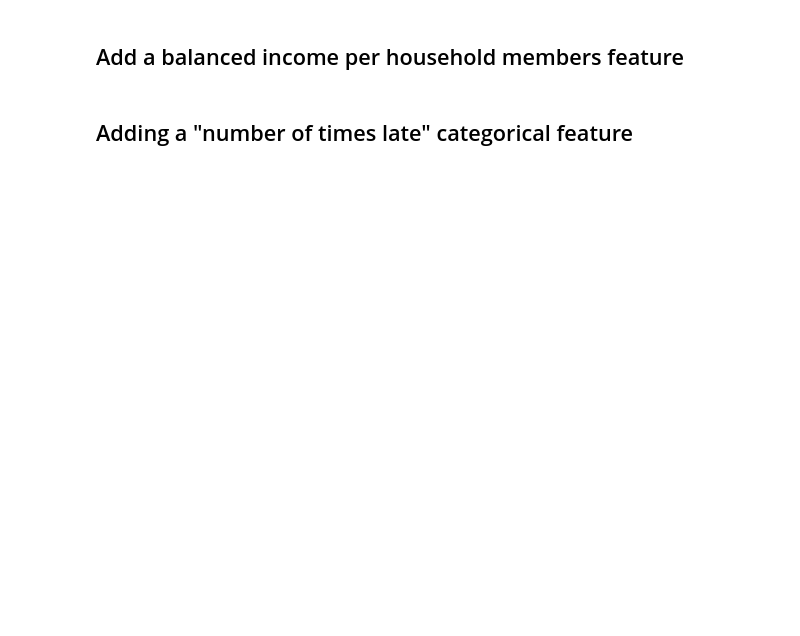
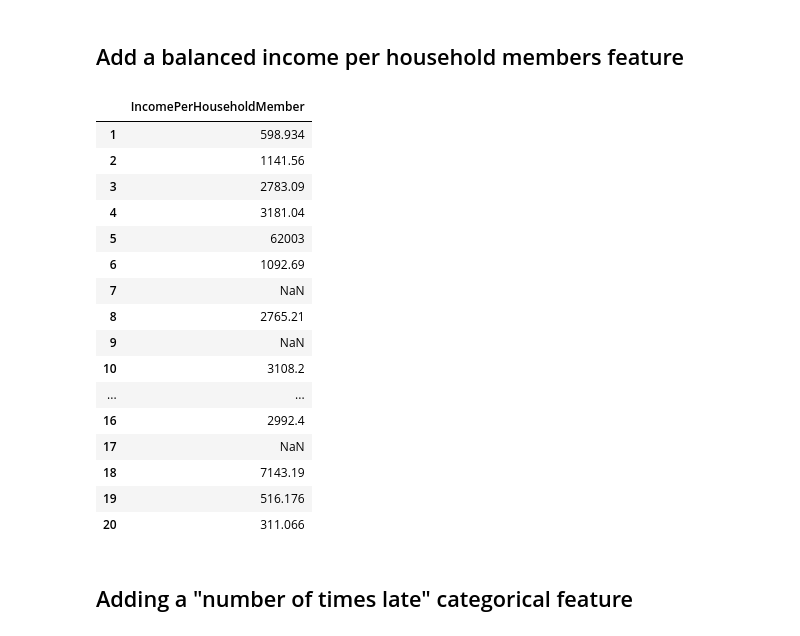
Before and after one commit to guitoo/ML-notebooks, a Jupyter notebook: GiveMeSomeCredit/features.ipynb, the cells around one changed output. Saved outputs shown, nothing was run; the diff lists cells and outputs as text; code cells hidden in the pictures; blank space fills up the shorter version.

```diff
--- a/GiveMeSomeCredit/features.ipynb
+++ b/GiveMeSomeCredit/features.ipynb
@@ -186,8 +194,29 @@ for df in data_sets:
     df.insert(7,'IncomePerHouseholdMember',0)
 # %%
 for df in data_sets:
-    df.loc[:,'IncomePerHouseholdMember']= df['BalancedIncome'] / (df['NumberOfDependents']+1)
+    income_per_hm(df)
+#    df.loc[:,'IncomePerHouseholdMember']= df['BalancedIncome'] / (df['NumberOfDependents']+1)
+
+project_data['processing'].append({'function': 'income_per_hm', 'arguments': {}})
 data_sets[0][['IncomePerHouseholdMember']].head(20)
+# %% [output]
+|  | IncomePerHouseholdMember |
+| 1 | 598.934 |
+| 2 | 1141.56 |
+| 3 | 2783.09 |
+| 4 | 3181.04 |
+| 5 | 62003 |
+| 6 | 1092.69 |
+| 7 | NaN |
+| 8 | 2765.21 |
+| 9 | NaN |
+| 10 | 3108.2 |
+| ... | ... |
+| 16 | 2992.4 |
+| 17 | NaN |
+| 18 | 7143.19 |
+| 19 | 516.176 |
+| 20 | 311.066 |
 # %% [markdown]
 ## Adding a "number of times late" categorical feature
 # %%
```
Also changed, not shown: parts of 24 cells of this notebook, 2 other files.
